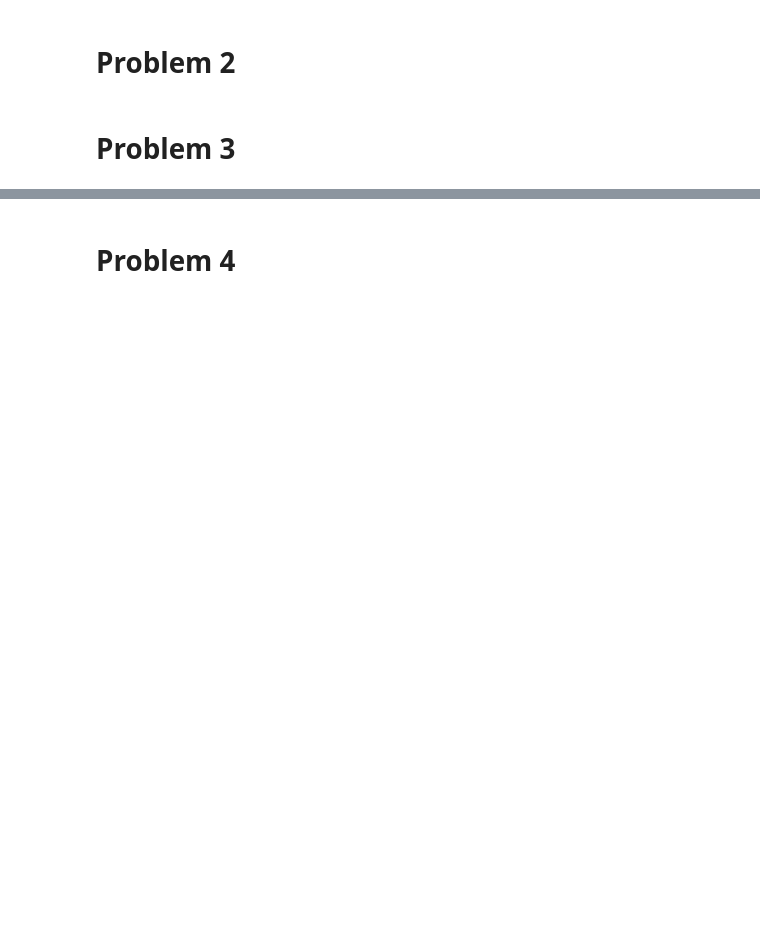
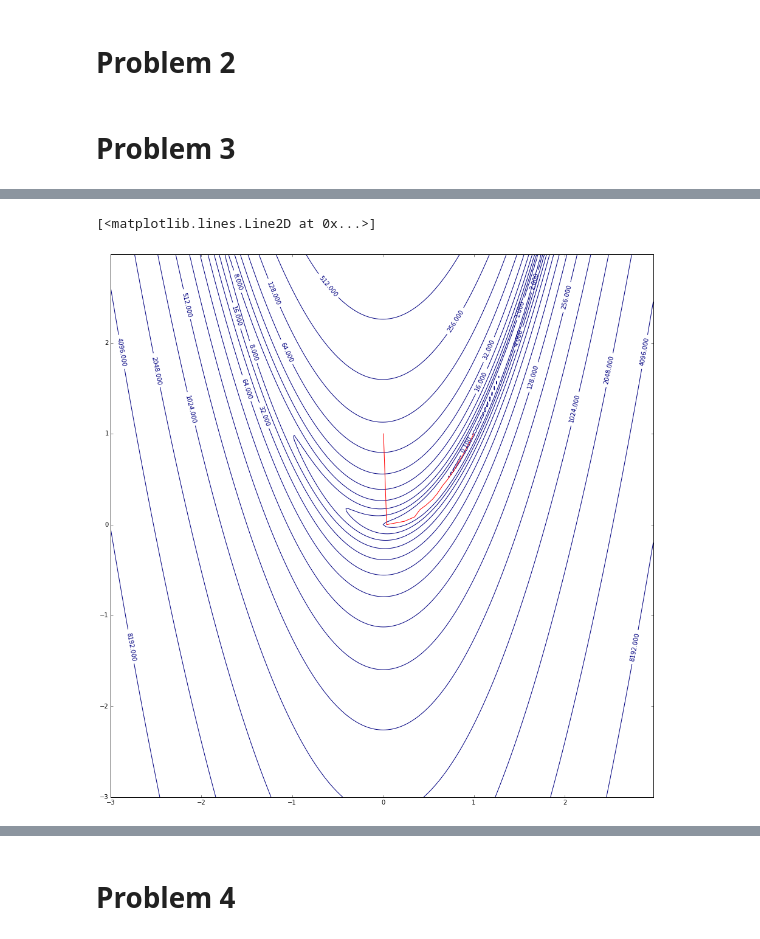
Before and after one commit to ciechowoj/nn_assignments, a Jupyter notebook: assignment2/starter_code.ipynb, the cells around one changed output, grey strips where cells are left out. Saved outputs shown, nothing was run; the diff lists cells and outputs as text; code cells hidden in the pictures; blank space fills up the shorter version.

```diff
--- a/assignment2/starter_code.ipynb
+++ b/assignment2/starter_code.ipynb
@@ -222,0 +325,36 @@ print "Found optimum at %s in %d steps (true minimum is at [1,1])" % (Xopt, len(
+# %%
+#
+# Use scipy.optimize.fmin_l_bfgs_b
+# Again plot the path on the coutnour plot
+#
+# Hint: to save the points you can use the callback argument!
+#
+#
+
+import scipy.optimize
+
+pylab.rcParams['figure.figsize'] = (16.0, 16.0)
+
+H = []
+
+def callback(x):
+    H.append(x.copy())
+
+scipy.optimize.fmin_l_bfgs_b(rosenbrock, (0., 2.), callback = callback)
+
+delta = 0.025
+X = np.arange(-3.0, 3.0, delta)
+Y = np.arange(-3.0, 3.0, delta)
+X, Y = np.meshgrid(X, Y)
+
+Z = numpy.array([ rosenbrock([x, y])[0] for x, y in zip(X, Y)  ])
+# plotted contours at exponential intervals instead of taking log of function
+CS = plt.contour(X, Y, Z, [0.1] + [pow(2, x) for x in range(30)])
+plt.clabel(CS, inline=1, fontsize=10)
+
+X, Y = zip(*H)
+
+plt.plot(X, Y, 'r')
+# %% [output]
+[<matplotlib.lines.Line2D at 0x...>]
+[figure, added]
```
Also changed, not shown: parts of 18 cells of this notebook, 2 other files.
